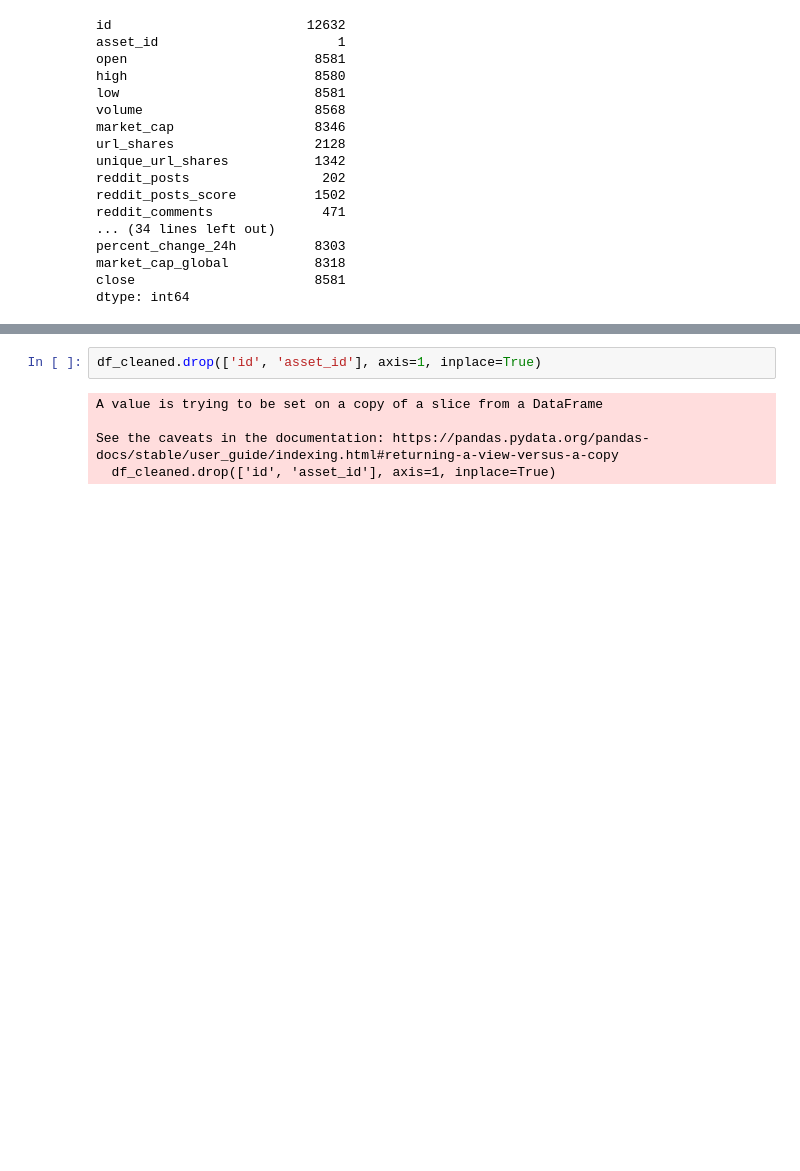
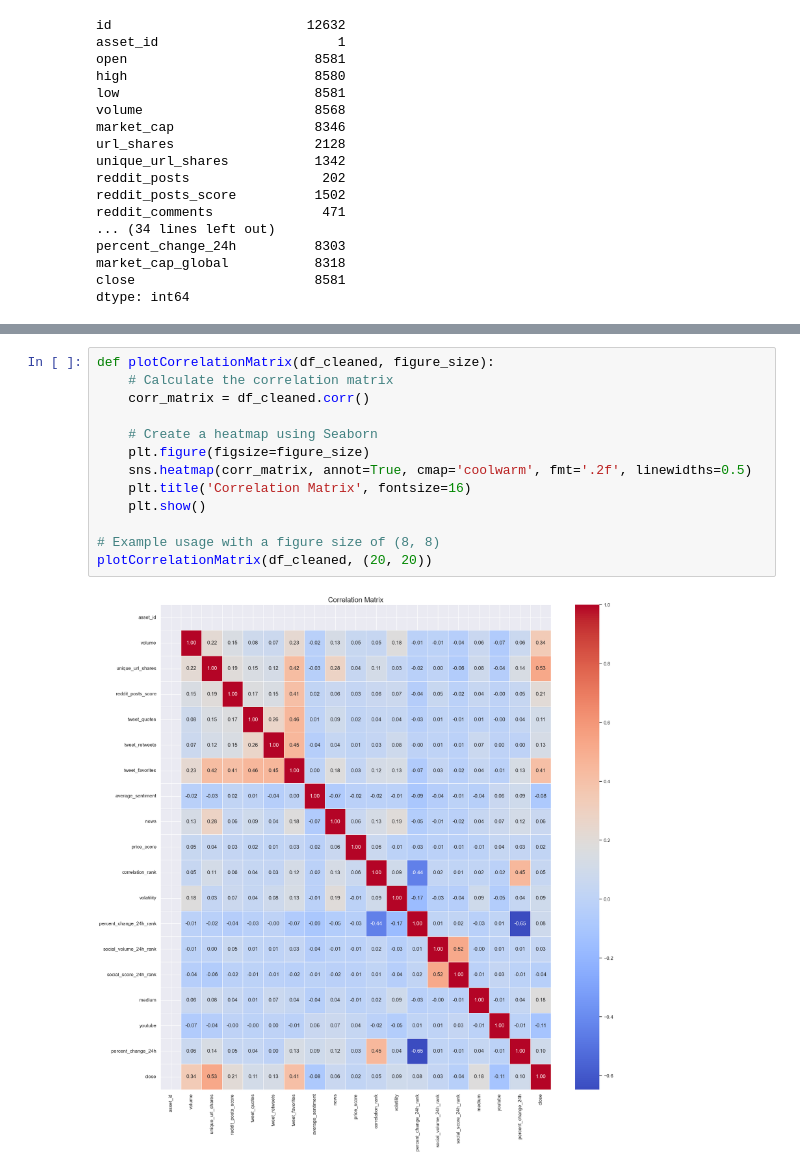
Before and after one commit to groupassignmen5/THANDO-CRYPT, a Jupyter notebook: Train.ipynb, the cells around one changed output, grey strips where cells are left out. Saved outputs shown, nothing was run; the diff lists cells and outputs as text; blank space fills up the shorter version.

```diff
--- a/Train.ipynb
+++ b/Train.ipynb
@@ -166,8 +148,16 @@ close                      0
 dtype: int64
-# %%
-df_cleaned.drop(['id', 'asset_id'], axis=1, inplace=True)
-# %% [output]
-A value is trying to be set on a copy of a slice from a DataFrame
-
-See the caveats in the documentation: https://pandas.pydata.org/pandas-docs/stable/user_guide/indexing.html#returning-a-view-versus-a-copy
-  df_cleaned.drop(['id', 'asset_id'], axis=1, inplace=True)
+# %%
+def plotCorrelationMatrix(df_cleaned, figure_size):
+    # Calculate the correlation matrix
+    corr_matrix = df_cleaned.corr()
+
+    # Create a heatmap using Seaborn
+    plt.figure(figsize=figure_size)
+    sns.heatmap(corr_matrix, annot=True, cmap='coolwarm', fmt='.2f', linewidths=0.5)
+    plt.title('Correlation Matrix', fontsize=16)
+    plt.show()
+
+# Example usage with a figure size of (8, 8)
+plotCorrelationMatrix(df_cleaned, (20, 20))
+# %% [output]
+[figure, added]
```
Also changed, not shown: parts of 20 cells of this notebook.
